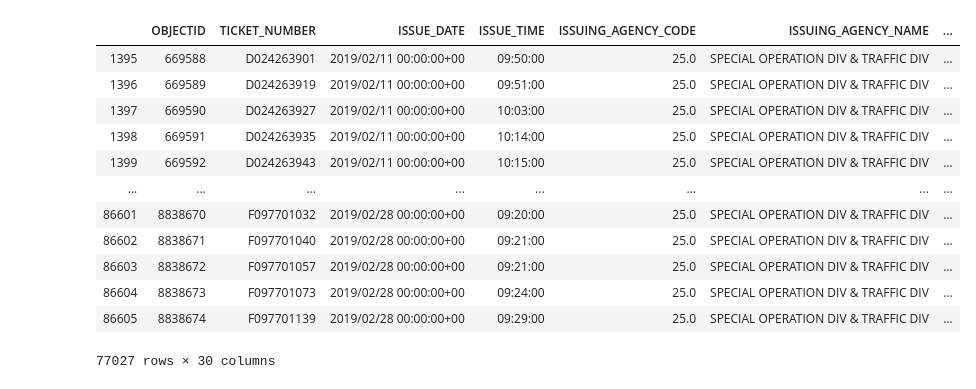
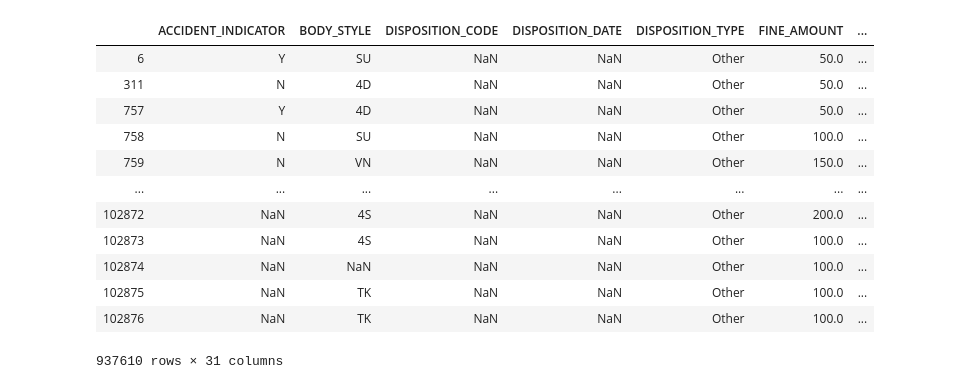
Before and after one commit to carlykelly/Traffic_Project, a Jupyter notebook: Traffic_Data.ipynb, the cells around one changed output. Drawn from its saved outputs; the diff is of its cells as text; code cells hidden in the pictures.

Commit message:
df concat 9 months

```diff
--- a/Traffic_Data.ipynb
+++ b/Traffic_Data.ipynb
@@ -12,21 +10,54 @@ traffic = pd.read_csv("Traffic_Monthly_Data/Moving_Violations_Issued_in_February
+# %%
+# Reading in each months worth of traffic violations
+traffic = pd.read_csv(f"Traffic_Monthly_Data/Moving_Violations_Issued_in_February_2019.csv")
+traffic2 = pd.read_csv("Traffic_Monthly_Data/Moving_Violations_Issued_in_March_2019.csv", low_memory=False)
+traffic3 = pd.read_csv("Traffic_Monthly_Data/Moving_Violations_Issued_in_August_2019.csv", low_memory=False)
+traffic4 = pd.read_csv("Traffic_Monthly_Data/Moving_Violations_Issued_in_September_2019.csv", low_memory=False)
+traffic5 = pd.read_csv("Traffic_Monthly_Data/Moving_Violations_Issued_in_July_2019.csv", low_memory=False)
+traffic6 = pd.read_csv("Traffic_Monthly_Data/Moving_Violations_Issued_in_June_2019.csv", low_memory=False)
+traffic7 = pd.read_csv("Traffic_Monthly_Data/Moving_Violations_Issued_in_November_2019.csv", low_memory=False)
+traffic8 = pd.read_csv("Traffic_Monthly_Data/Moving_Violations_Issued_in_October_2019.csv", low_memory=False)
+traffic8 = pd.read_csv("Traffic_Monthly_Data/Moving_Violations_Issued_in_May_2019.csv", low_memory=False)
+traffic9 = pd.read_csv("Traffic_Monthly_Data/Moving_Violations_Issued_in_September_2019.csv", low_memory=False)
 # %%
+#Turning each traffic csv into a dataframe
 traffic_df = pd.DataFrame(traffic)
+traffic2_df = pd.DataFrame(traffic2)
+traffic3_df = pd.DataFrame(traffic3)
+traffic4_df = pd.DataFrame(traffic4)
+traffic5_df = pd.DataFrame(traffic5)
+traffic6_df = pd.DataFrame(traffic6)
+traffic7_df = pd.DataFrame(traffic7)
+traffic7_df = pd.DataFrame(traffic7)
+traffic8_df = pd.DataFrame(traffic8)
+traffic9_df = pd.DataFrame(traffic9)
+
+traffic_df = pd.concat([traffic_df, traffic2_df], sort = True)
+traffic_df = pd.concat([traffic_df, traffic3_df], sort = True)
+traffic_df = pd.concat([traffic_df, traffic4_df], sort = True)
+traffic_df = pd.concat([traffic_df, traffic5_df], sort = True)
+traffic_df = pd.concat([traffic_df, traffic6_df], sort = True)
+traffic_df = pd.concat([traffic_df, traffic7_df], sort = True)
+traffic_df = pd.concat([traffic_df, traffic8_df], sort = True)
+traffic_df = pd.concat([traffic_df, traffic9_df], sort = True)
 traffic_cams = traffic_df[traffic_df['LOCATION'].str.contains("s/b") | traffic_df['LOCATION'].str.contains("n/b") |
                          traffic_df['LOCATION'].str.contains("sw/b") |traffic_df['LOCATION'].str.contains("nw/b") |
                          traffic_df['LOCATION'].str.contains("e/b") |traffic_df['LOCATION'].str.contains("w/b") |
-                         traffic_df['LOCATION'].str.contains("se/b") |traffic_df['LOCATION'].str.contains("sw/b") ]
+                         traffic_df['LOCATION'].str.contains("se/b") |traffic_df['LOCATION'].str.contains("sw/b") |
+                          traffic_df['LOCATION'].str.contains("S/B") ]
+
 traffic_cams
 # %% [output]
-|  | OBJECTID | TICKET_NUMBER | ISSUE_DATE | ISSUE_TIME | ISSUING_AGENCY_CODE | ISSUING_AGENCY_NAME | ... |
-| 1395 | 669588 | D024263901 | 2019/02/11 00:00:00+00 | 09:50:00 | 25.0 | SPECIAL OPERATION DIV & TRAFFIC DIV | ... |
-| 1396 | 669589 | D024263919 | 2019/02/11 00:00:00+00 | 09:51:00 | 25.0 | SPECIAL OPERATION DIV & TRAFFIC DIV | ... |
-| 1397 | 669590 | D024263927 | 2019/02/11 00:00:00+00 | 10:03:00 | 25.0 | SPECIAL OPERATION DIV & TRAFFIC DIV | ... |
-| 1398 | 669591 | D024263935 | 2019/02/11 00:00:00+00 | 10:14:00 | 25.0 | SPECIAL OPERATION DIV & TRAFFIC DIV | ... |
-| 1399 | 669592 | D024263943 | 2019/02/11 00:00:00+00 | 10:15:00 | 25.0 | SPECIAL OPERATION DIV & TRAFFIC DIV | ... |
+|  | ACCIDENT_INDICATOR | BODY_STYLE | DISPOSITION_CODE | DISPOSITION_DATE | DISPOSITION_TYPE | FINE_AMOUNT | ... |
+| 6 | Y | SU | NaN | NaN | Other | 50.0 | ... |
+| 311 | N | 4D | NaN | NaN | Other | 50.0 | ... |
+| 757 | Y | 4D | NaN | NaN | Other | 50.0 | ... |
+| 758 | N | SU | NaN | NaN | Other | 100.0 | ... |
+| 759 | N | VN | NaN | NaN | Other | 150.0 | ... |
 | ... | ... | ... | ... | ... | ... | ... | ... |
-| 86601 | 8838670 | F097701032 | 2019/02/28 00:00:00+00 | 09:20:00 | 25.0 | SPECIAL OPERATION DIV & TRAFFIC DIV | ... |
-| 86602 | 8838671 | F097701040 | 2019/02/28 00:00:00+00 | 09:21:00 | 25.0 | SPECIAL OPERATION DIV & TRAFFIC DIV | ... |
-| 86603 | 8838672 | F097701057 | 2019/02/28 00:00:00+00 | 09:21:00 | 25.0 | SPECIAL OPERATION DIV & TRAFFIC DIV | ... |
-| 86604 | 8838673 | F097701073 | 2019/02/28 00:00:00+00 | 09:24:00 | 25.0 | SPECIAL OPERATION DIV & TRAFFIC DIV | ... |
-| 86605 | 8838674 | F097701139 | 2019/02/28 00:00:00+00 | 09:29:00 | 25.0 | SPECIAL OPERATION DIV & TRAFFIC DIV | ... |
+| 102872 | NaN | 4S | NaN | NaN | Other | 200.0 | ... |
+| 102873 | NaN | 4S | NaN | NaN | Other | 100.0 | ... |
+| 102874 | NaN | NaN | NaN | NaN | Other | 100.0 | ... |
+| 102875 | NaN | TK | NaN | NaN | Other | 100.0 | ... |
+| 102876 | NaN | TK | NaN | NaN | Other | 100.0 | ... |
-77027 rows × 30 columns
+937610 rows × 31 columns
```
Also changed, not shown: parts of 3 cells of this notebook, 9 other files.
